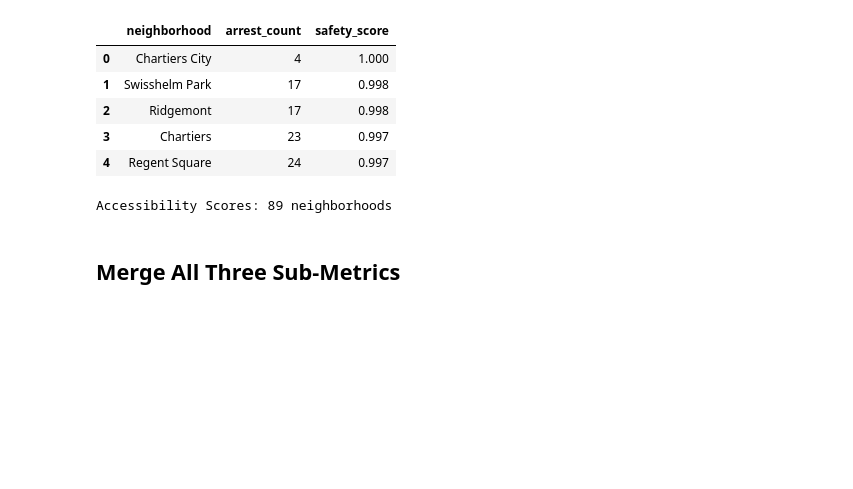
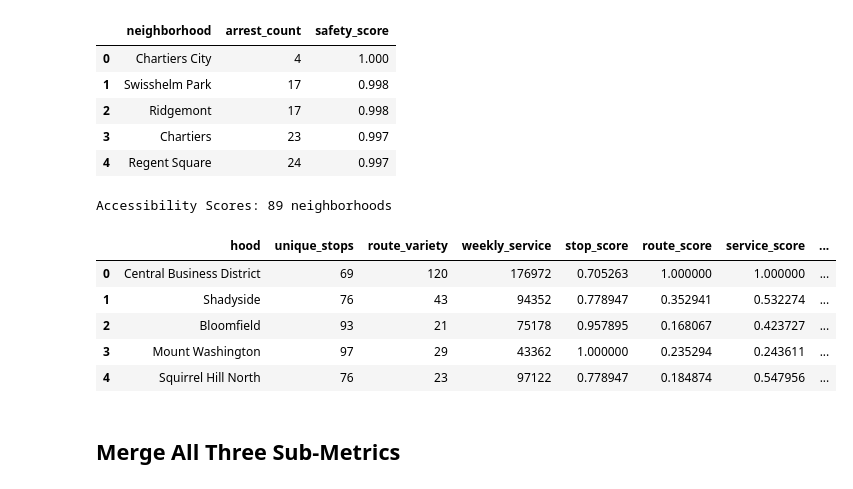
Before and after one commit to g0ldl/Best-Neighborhood, a Jupyter notebook: combined_analysis.ipynb, the cells around one changed output. Cells and saved outputs as stored; diff of their text form; code cells hidden in the pictures; blank space fills up the shorter version.

```diff
--- a/combined_analysis.ipynb
+++ b/combined_analysis.ipynb
@@ -62,8 +69,15 @@ Safety scores: 95 neighborhoods
 # %%
 accessibility = pd.read_csv('neighborhood_accessibility_scores.csv')
 print(f'Accessibility Scores: {len(accessibility)} neighborhoods')
+accessibility.head()
 # %% [output]
 Accessibility Scores: 89 neighborhoods
+|  | hood | unique_stops | route_variety | weekly_service | stop_score | route_score | service_score | ... |
+| 0 | Central Business District | 69 | 120 | 176972 | 0.705263 | 1.000000 | 1.000000 | ... |
+| 1 | Shadyside | 76 | 43 | 94352 | 0.778947 | 0.352941 | 0.532274 | ... |
+| 2 | Bloomfield | 93 | 21 | 75178 | 0.957895 | 0.168067 | 0.423727 | ... |
+| 3 | Mount Washington | 97 | 29 | 43362 | 1.000000 | 0.235294 | 0.243611 | ... |
+| 4 | Squirrel Hill North | 76 | 23 | 97122 | 0.778947 | 0.184874 | 0.547956 | ... |
 # %% [markdown]
 ## Merge All Three Sub-Metrics
 # %%
```
Also changed, not shown: parts of 4 cells of this notebook.
